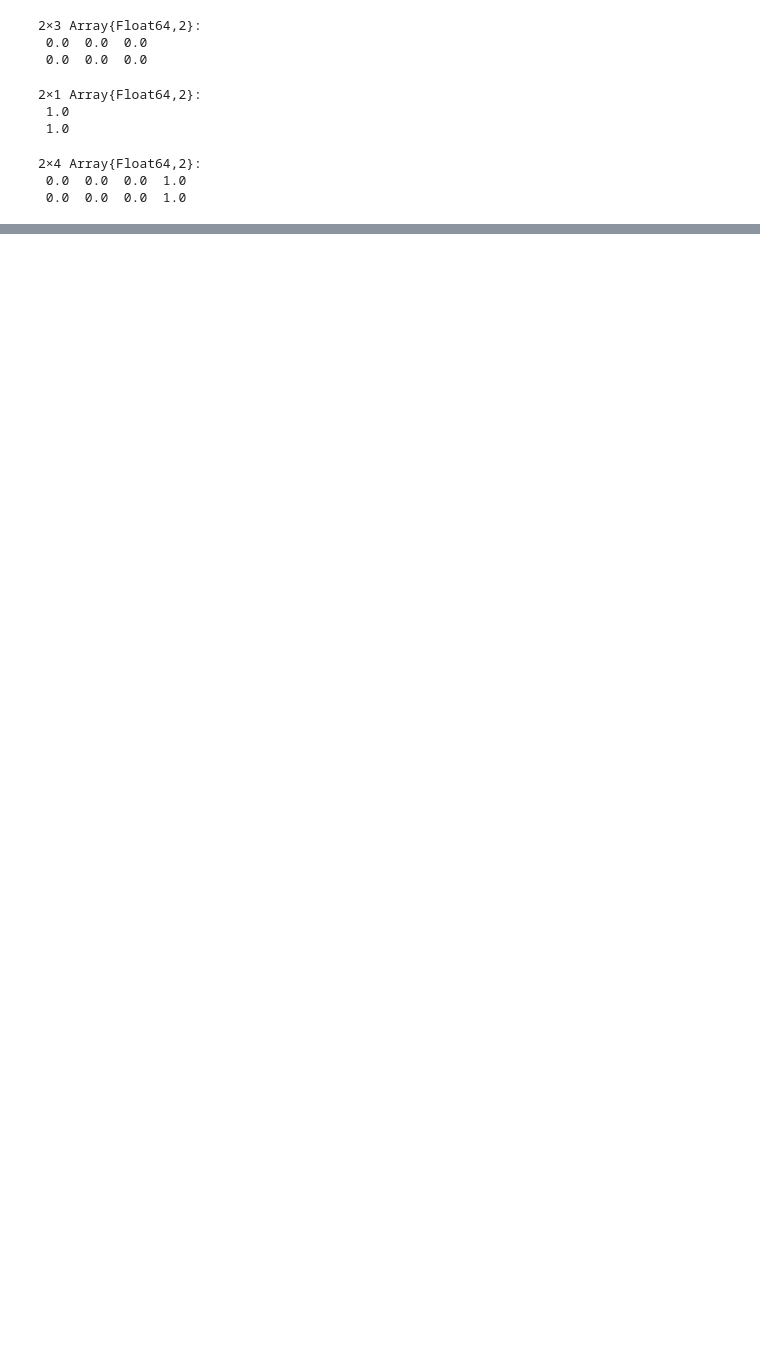
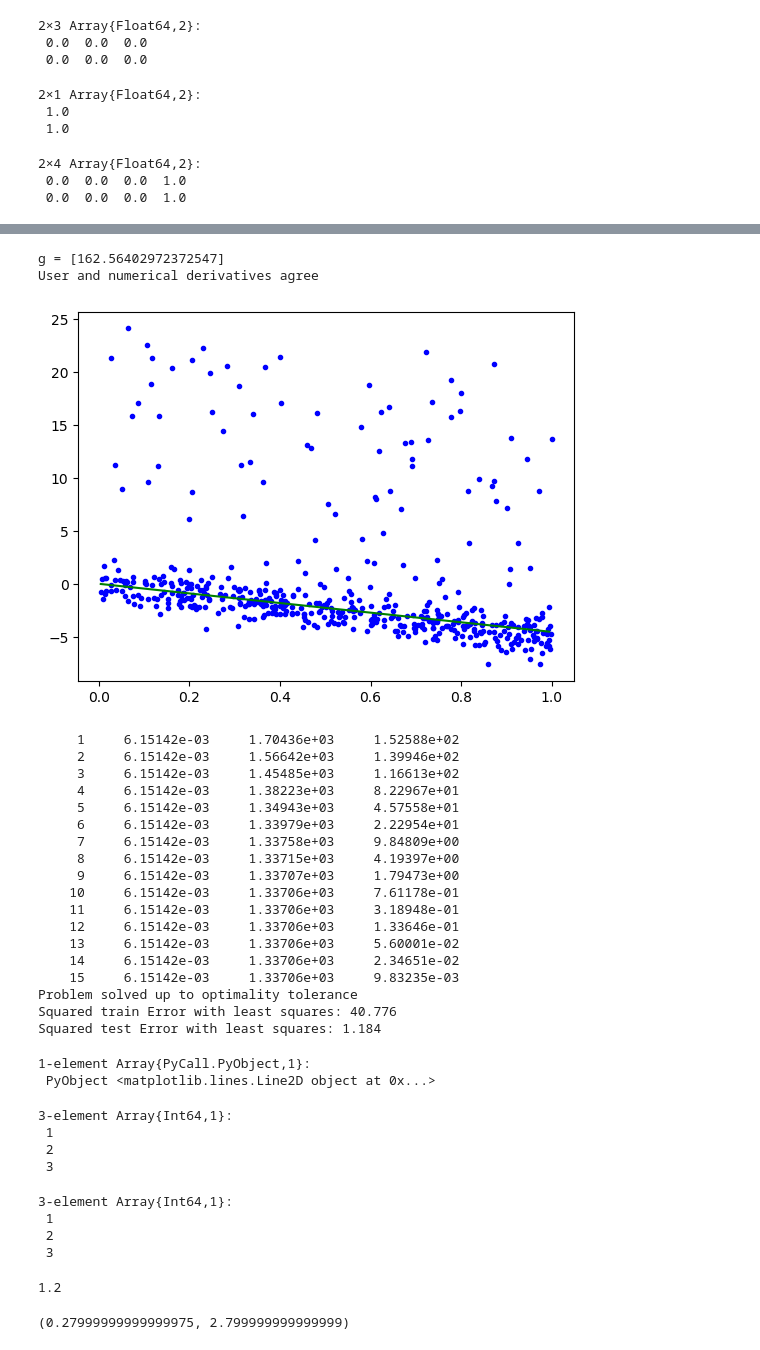
Before and after one commit to ZijiaZhang/CPSC340Assignments, a Jupyter notebook: A3/a3/Untitled.ipynb, the cells around one changed output, grey strips where cells are left out. Saved outputs shown, nothing was run; the diff lists cells and outputs as text; code cells hidden in the pictures; blank space fills up the shorter version.

```diff
--- a/A3/a3/Untitled.ipynb
+++ b/A3/a3/Untitled.ipynb
@@ -92,0 +94,48 @@ v = ones(2,1)
+# %%
+include("example_gradient.jl")
+# %% [output]
+g = [162.56402972372547]
+User and numerical derivatives agree
+[figure, added]
+     1     6.15142e-03     1.70436e+03     1.52588e+02
+     2     6.15142e-03     1.56642e+03     1.39946e+02
+     3     6.15142e-03     1.45485e+03     1.16613e+02
+     4     6.15142e-03     1.38223e+03     8.22967e+01
+     5     6.15142e-03     1.34943e+03     4.57558e+01
+     6     6.15142e-03     1.33979e+03     2.22954e+01
+     7     6.15142e-03     1.33758e+03     9.84809e+00
+     8     6.15142e-03     1.33715e+03     4.19397e+00
+     9     6.15142e-03     1.33707e+03     1.79473e+00
+    10     6.15142e-03     1.33706e+03     7.61178e-01
+    11     6.15142e-03     1.33706e+03     3.18948e-01
+    12     6.15142e-03     1.33706e+03     1.33646e-01
+    13     6.15142e-03     1.33706e+03     5.60001e-02
+    14     6.15142e-03     1.33706e+03     2.34651e-02
+    15     6.15142e-03     1.33706e+03     9.83235e-03
+Problem solved up to optimality tolerance
+Squared train Error with least squares: 40.776
+Squared test Error with least squares: 1.184
+1-element Array{PyCall.PyObject,1}:
+ PyObject <matplotlib.lines.Line2D object at 0x...>
+# %%
+X = [1; 2; 3]
+# %% [output]
+3-element Array{Int64,1}:
+ 1
+ 2
+ 3
+# %%
+y = [1; 2; 3]
+# %% [output]
+3-element Array{Int64,1}:
+ 1
+ 2
+ 3
+# %%
+w = 1.2
+# %% [output]
+1.2
+# %%
+leastSquaresObj(w,X,y)
+# %% [output]
+(0.27999999999999975, 2.799999999999999)
```
Also changed, not shown: parts of 5 cells of this notebook, 17 other files.
